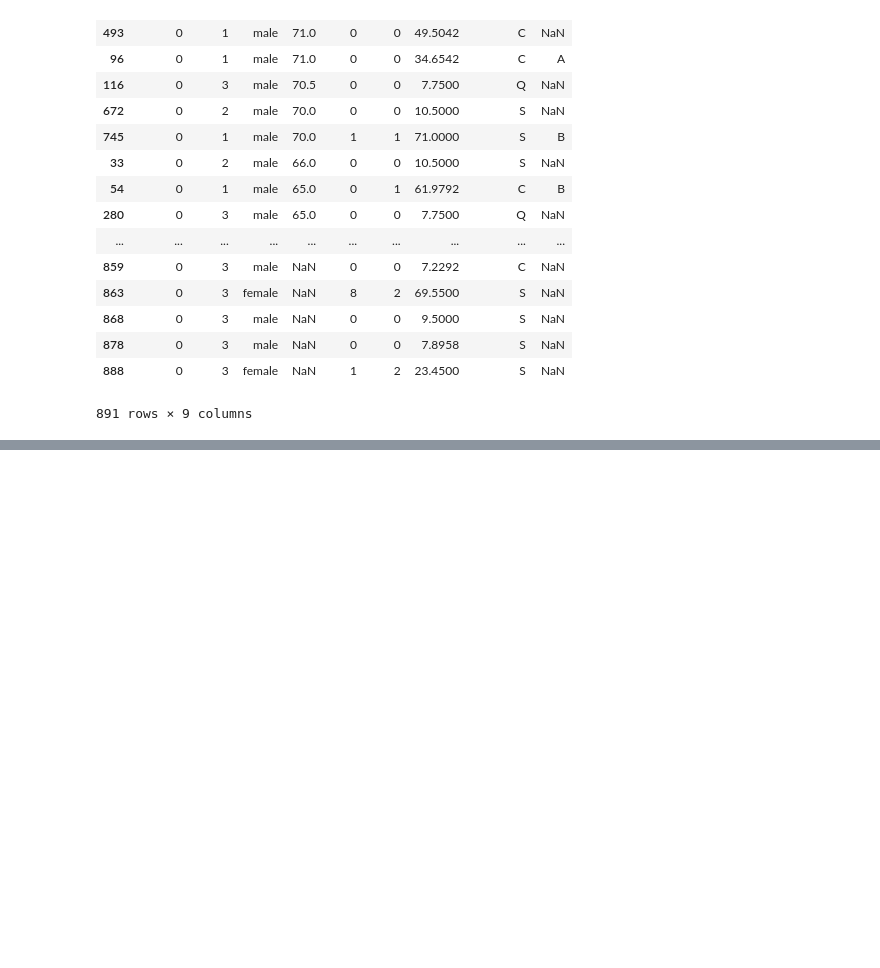
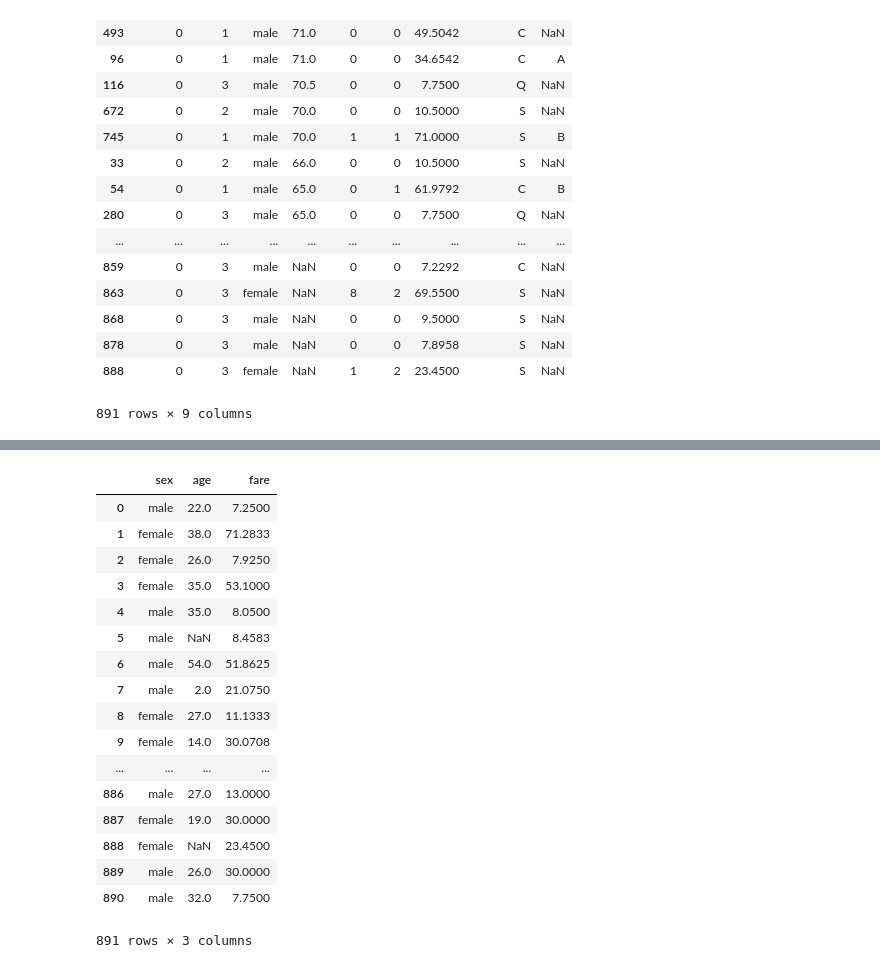
Before and after one commit to LEE-hyeon0771/Pandas-Numpy_study, a Jupyter notebook: Pandas_basic_dataframe/Pandas1.ipynb, the cells around one changed output, grey strips where cells are left out. Cells and saved outputs as stored; diff of their text form; code cells hidden in the pictures; blank space fills up the shorter version.

```diff
--- a/Pandas_basic_dataframe/Pandas1.ipynb
+++ b/Pandas_basic_dataframe/Pandas1.ipynb
@@ -275,0 +323,21 @@ titanic.sort_values(by="age", ascending=False)
+# %%
+titanic[["sex", "age", "fare"]]
+# %% [output]
+|  | sex | age | fare |
+| 0 | male | 22.0 | 7.2500 |
+| 1 | female | 38.0 | 71.2833 |
+| 2 | female | 26.0 | 7.9250 |
+| 3 | female | 35.0 | 53.1000 |
+| 4 | male | 35.0 | 8.0500 |
+| 5 | male | NaN | 8.4583 |
+| 6 | male | 54.0 | 51.8625 |
+| 7 | male | 2.0 | 21.0750 |
+| 8 | female | 27.0 | 11.1333 |
+| 9 | female | 14.0 | 30.0708 |
+| ... | ... | ... | ... |
+| 886 | male | 27.0 | 13.0000 |
+| 887 | female | 19.0 | 30.0000 |
+| 888 | female | NaN | 23.4500 |
+| 889 | male | 26.0 | 30.0000 |
+| 890 | male | 32.0 | 7.7500 |
+891 rows × 3 columns
```
Also changed, not shown: parts of 29 cells of this notebook.
